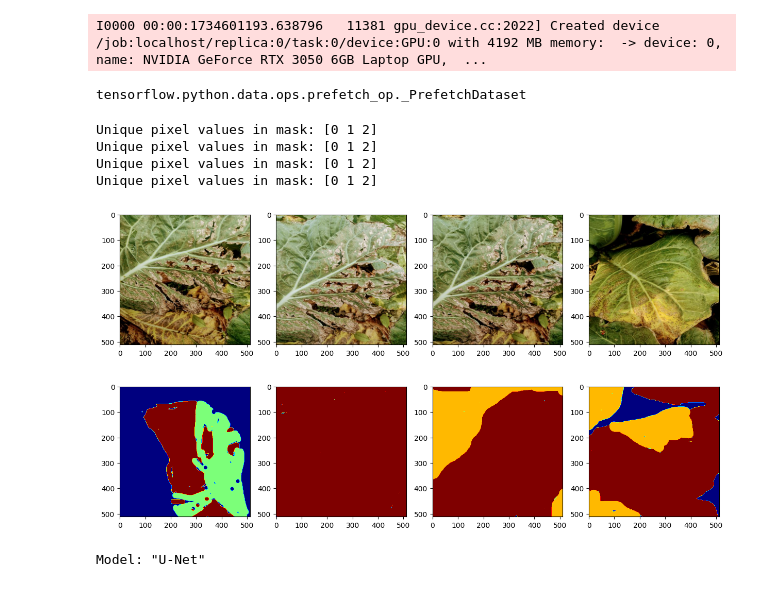
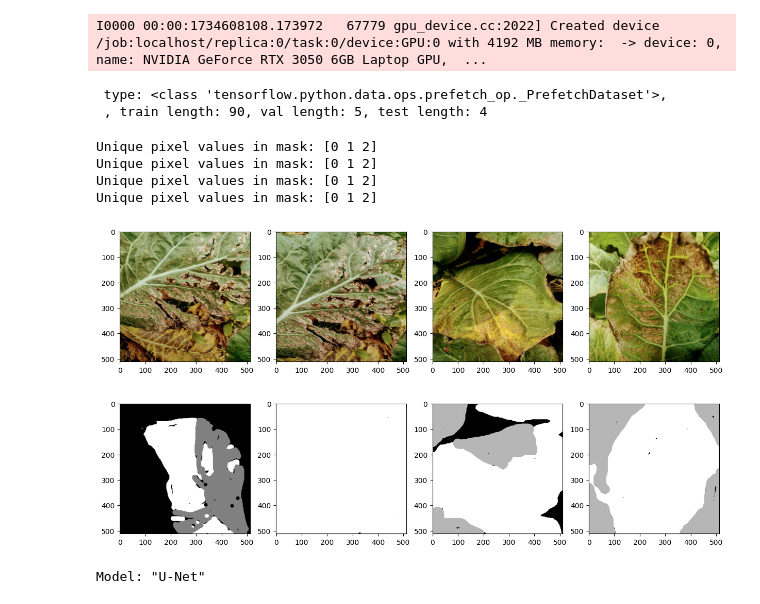
Before and after one commit to ashishsigdel/plantcare, a Jupyter notebook: model/unet_plantcare.ipynb, the cells around one changed output. Saved outputs shown, nothing was run; the diff lists cells and outputs as text; code cells hidden in the pictures.

```diff
--- a/model/unet_plantcare.ipynb
+++ b/model/unet_plantcare.ipynb
@@ -36,15 +36,15 @@ mask_path = "dataset/masks/"
 def load_data():
 
     TRAIN_X = sorted(glob(os.path.join(image_path, "*.png")))
-    train_x = TRAIN_X[0:89]
+    train_x = TRAIN_X[0:90]
     TRAIN_Y = sorted(glob(os.path.join(mask_path, "*.png")))
-    train_y = TRAIN_Y[0:89]
+    train_y = TRAIN_Y[0:90]
 
-    valid_x = TRAIN_X[90:94]
-    valid_y = TRAIN_Y[90:94]
+    valid_x = TRAIN_X[90:95]
+    valid_y = TRAIN_Y[90:95]
 
-    test_x = TRAIN_X[95:99]
-    test_y = TRAIN_Y[95:99]
+    test_x = TRAIN_X[95:]
+    test_y = TRAIN_Y[95:]
 
     return (train_x, train_y), (valid_x, valid_y), (test_x, test_y)
 
@@ -107,11 +107,12 @@ train_dataset = tf_dataset_train(train_x, train_y,batch=batch_size)
 valid_dataset = tf_dataset_valid(valid_x, valid_y,batch=batch_size)
 test_dataset = tf_dataset_valid(test_x, test_y,batch=batch_size)
 # %% [output]
-I0000 00:00:1734601193.638796   11381 gpu_device.cc:2022] Created device /job:localhost/replica:0/task:0/device:GPU:0 with 4192 MB memory:  -> device: 0, name: NVIDIA GeForce RTX 3050 6GB Laptop GPU,  ...
+I0000 00:00:1734608108.173972   67779 gpu_device.cc:2022] Created device /job:localhost/replica:0/task:0/device:GPU:0 with 4192 MB memory:  -> device: 0, name: NVIDIA GeForce RTX 3050 6GB Laptop GPU,  ...
 # %%
-type(train_dataset)
+print(f" type: {type(train_dataset)},\n , train length: {len(train_x)}, val length: {len(valid_x)}, test length: {len(test_x)}")
 # %% [output]
-tensorflow.python.data.ops.prefetch_op._PrefetchDataset
+ type: <class 'tensorflow.python.data.ops.prefetch_op._PrefetchDataset'>,
+ , train length: 90, val length: 5, test length: 4
 # %%
 def read_and_rgb(x):
     x = cv2.imread(x)
@@ -129,39 +130,39 @@ a = fig.add_subplot(1, 4, 1)
 imgplot = plt.imshow(read_and_rgb(train_x[0]))
 
 a = fig.add_subplot(1, 4, 2)
 imgplot = plt.imshow(read_and_rgb(train_x[1]))
 imgplot.set_clim(0.0, 0.7)
 
 a = fig.add_subplot(1, 4, 3)
 imgplot = plt.imshow(read_and_rgb(train_x[2]))
 imgplot.set_clim(0.0, 1.4)
 
 a = fig.add_subplot(1, 4, 4)
 imgplot = plt.imshow(read_and_rgb(train_x[3]))
 imgplot.set_clim(0.0, 2.1)
 
 fig = plt.figure(figsize=(15, 15))
 a = fig.add_subplot(1, 4, 1)
-imgplot = plt.imshow(read_gray_scale(train_y[0]),cmap='jet')
+imgplot = plt.imshow(read_gray_scale(train_y[0]),cmap='gray')
 
 a = fig.add_subplot(1, 4, 2)
-imgplot = plt.imshow(read_gray_scale(train_y[1]),cmap='jet')
+imgplot = plt.imshow(read_gray_scale(train_y[1]),cmap='gray')
 imgplot.set_clim(0.0, 0.7)
 
 a = fig.add_subplot(1, 4, 3)
-imgplot = plt.imshow(read_gray_scale(train_y[2]),cmap='jet')
+imgplot = plt.imshow(read_gray_scale(train_y[2]),cmap='gray')
 imgplot.set_clim(0.0, 1.4)
 
 a = fig.add_subplot(1, 4, 4)
-imgplot = plt.imshow(read_gray_scale(train_y[3]),cmap='jet')
+imgplot = plt.imshow(read_gray_scale(train_y[3]),cmap='gray')
 imgplot.set_clim(0.0, 1.4)
 # %% [output]
 Unique pixel values in mask: [0 1 2]
 Unique pixel values in mask: [0 1 2]
 Unique pixel values in mask: [0 1 2]
 Unique pixel values in mask: [0 1 2]
-[figure, old version]
+[figure, new version]
-[figure, old version]
+[figure, new version]
 # %%
 def conv_block(input, num_filters):
     x = Conv2D(num_filters, 3, padding="same")(input)
```
Also changed, not shown: parts of 4 cells of this notebook, 5 other files.
